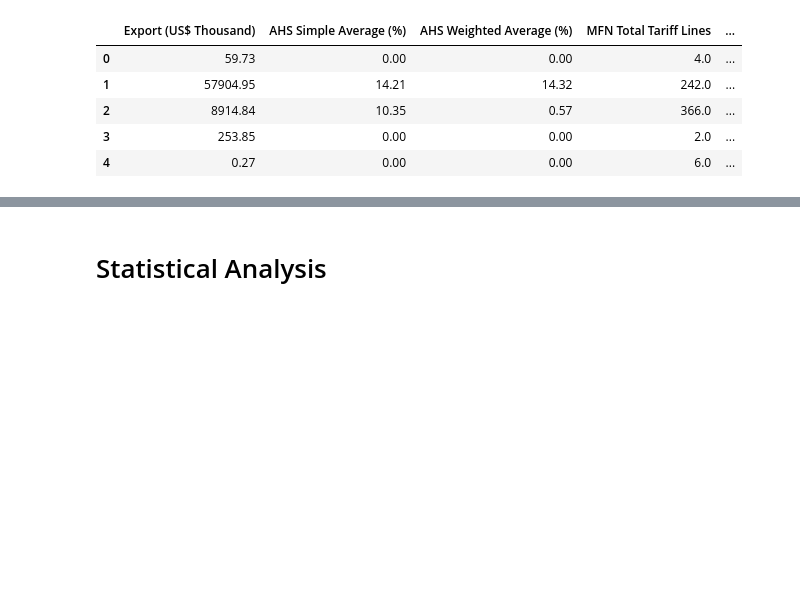
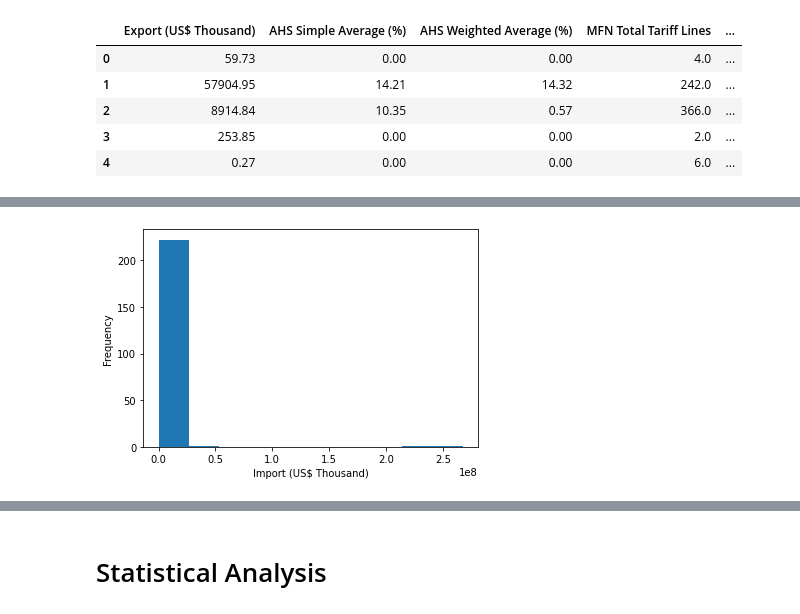
Before and after one commit to akbaselvan/cct, a Jupyter notebook: CA2 ELVAN AKBAS 2022331.ipynb, the cells around one changed output, grey strips where cells are left out. Saved outputs shown, nothing was run; the diff lists cells and outputs as text; code cells hidden in the pictures; blank space fills up the shorter version.

```diff
--- a/CA2 ELVAN AKBAS 2022331.ipynb
+++ b/CA2 ELVAN AKBAS 2022331.ipynb
@@ -125,0 +192,7 @@ df1.describe().T
+# %%
+plt.hist(df2['Import (US$ Thousand)'])
+plt.xlabel('Import (US$ Thousand)')
+plt.ylabel('Frequency')
+plt.show()
+# %% [output]
+[figure, added]
```
Also changed, not shown: parts of 13 cells of this notebook.
